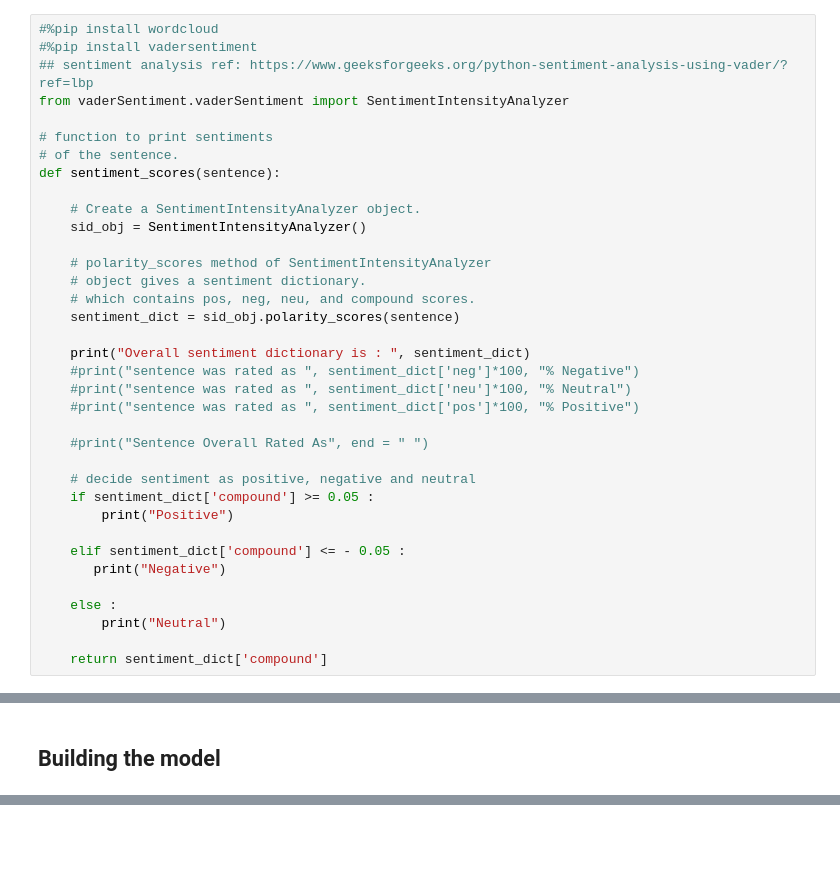
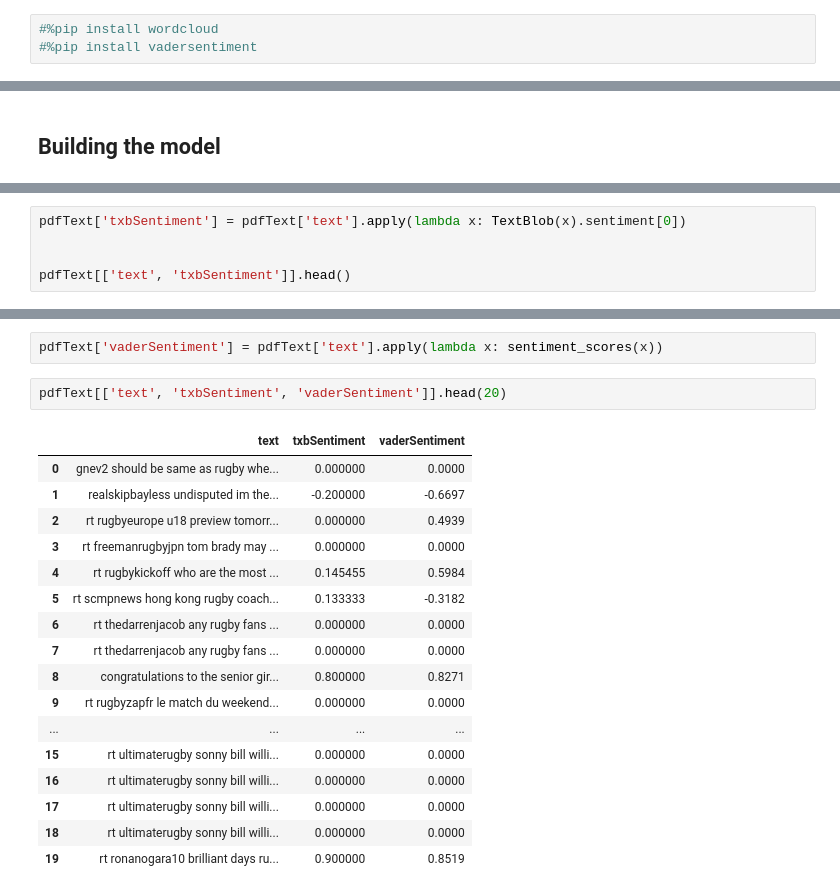
Before and after one commit to sba22230/CA_4_SocialMediaStreaming, a Jupyter notebook: mongo connection working.ipynb, the cells around one changed output, grey strips where cells are left out. Drawn from its saved outputs; the diff is of its cells as text; blank space fills up the shorter version.

Commit message:
Check in of sentiment in the twitter data

```diff
--- a/mongo connection working.ipynb
+++ b/mongo connection working.ipynb
@@ -367,39 +370,6 @@ fig.write_html("Images/TweetCountByMonth.html")
 # %%
 #%pip install wordcloud
 #%pip install vadersentiment
-## sentiment analysis ref: https://www.geeksforgeeks.org/python-sentiment-analysis-using-vader/?ref=lbp
-from vaderSentiment.vaderSentiment import SentimentIntensityAnalyzer
-
-# function to print sentiments
-# of the sentence.
-def sentiment_scores(sentence):
-
-    # Create a SentimentIntensityAnalyzer object.
-    sid_obj = SentimentIntensityAnalyzer()
-
-    # polarity_scores method of SentimentIntensityAnalyzer
-    # object gives a sentiment dictionary.
-    # which contains pos, neg, neu, and compound scores.
-    sentiment_dict = sid_obj.polarity_scores(sentence)
-
-    print("Overall sentiment dictionary is : ", sentiment_dict)
-    #print("sentence was rated as ", sentiment_dict['neg']*100, "% Negative")
-    #print("sentence was rated as ", sentiment_dict['neu']*100, "% Neutral")
-    #print("sentence was rated as ", sentiment_dict['pos']*100, "% Positive")
-
-    #print("Sentence Overall Rated As", end = " ")
-
-    # decide sentiment as positive, negative and neutral
-    if sentiment_dict['compound'] >= 0.05 :
-        print("Positive")
-
-    elif sentiment_dict['compound'] <= - 0.05 :
-       print("Negative")
-
-    else :
-        print("Neutral")
-
-    return sentiment_dict['compound']
 # %%
 dfText = spark.sql("SELECT DISTINCT id, text AS text FROM en_tweets")
 dfText.createOrReplaceTempView("text")
@@ -816,0 +856,5 @@ Inverse Document Frequency
+# %%
+pdfText['txbSentiment'] = pdfText['text'].apply(lambda x: TextBlob(x).sentiment[0])
+
+
+pdfText[['text', 'txbSentiment']].head()
@@ -816,0 +868,22 @@ Inverse Document Frequency
+# %%
+pdfText['vaderSentiment'] = pdfText['text'].apply(lambda x: sentiment_scores(x))
+# %%
+pdfText[['text', 'txbSentiment', 'vaderSentiment']].head(20)
+# %% [output]
+|  | text | txbSentiment | vaderSentiment |
+| 0 | gnev2 should be same as rugby whe... | 0.000000 | 0.0000 |
+| 1 | realskipbayless undisputed im the... | -0.200000 | -0.6697 |
+| 2 | rt rugbyeurope u18 preview tomorr... | 0.000000 | 0.4939 |
+| 3 | rt freemanrugbyjpn tom brady may ... | 0.000000 | 0.0000 |
+| 4 | rt rugbykickoff who are the most ... | 0.145455 | 0.5984 |
+| 5 | rt scmpnews hong kong rugby coach... | 0.133333 | -0.3182 |
+| 6 | rt thedarrenjacob any rugby fans ... | 0.000000 | 0.0000 |
+| 7 | rt thedarrenjacob any rugby fans ... | 0.000000 | 0.0000 |
+| 8 | congratulations to the senior gir... | 0.800000 | 0.8271 |
+| 9 | rt rugbyzapfr le match du weekend... | 0.000000 | 0.0000 |
+| ... | ... | ... | ... |
+| 15 | rt ultimaterugby sonny bill willi... | 0.000000 | 0.0000 |
+| 16 | rt ultimaterugby sonny bill willi... | 0.000000 | 0.0000 |
+| 17 | rt ultimaterugby sonny bill willi... | 0.000000 | 0.0000 |
+| 18 | rt ultimaterugby sonny bill willi... | 0.000000 | 0.0000 |
+| 19 | rt ronanogara10 brilliant days ru... | 0.900000 | 0.8519 |
```
Also changed, not shown: parts of 44 cells of this notebook, 13 other files.
